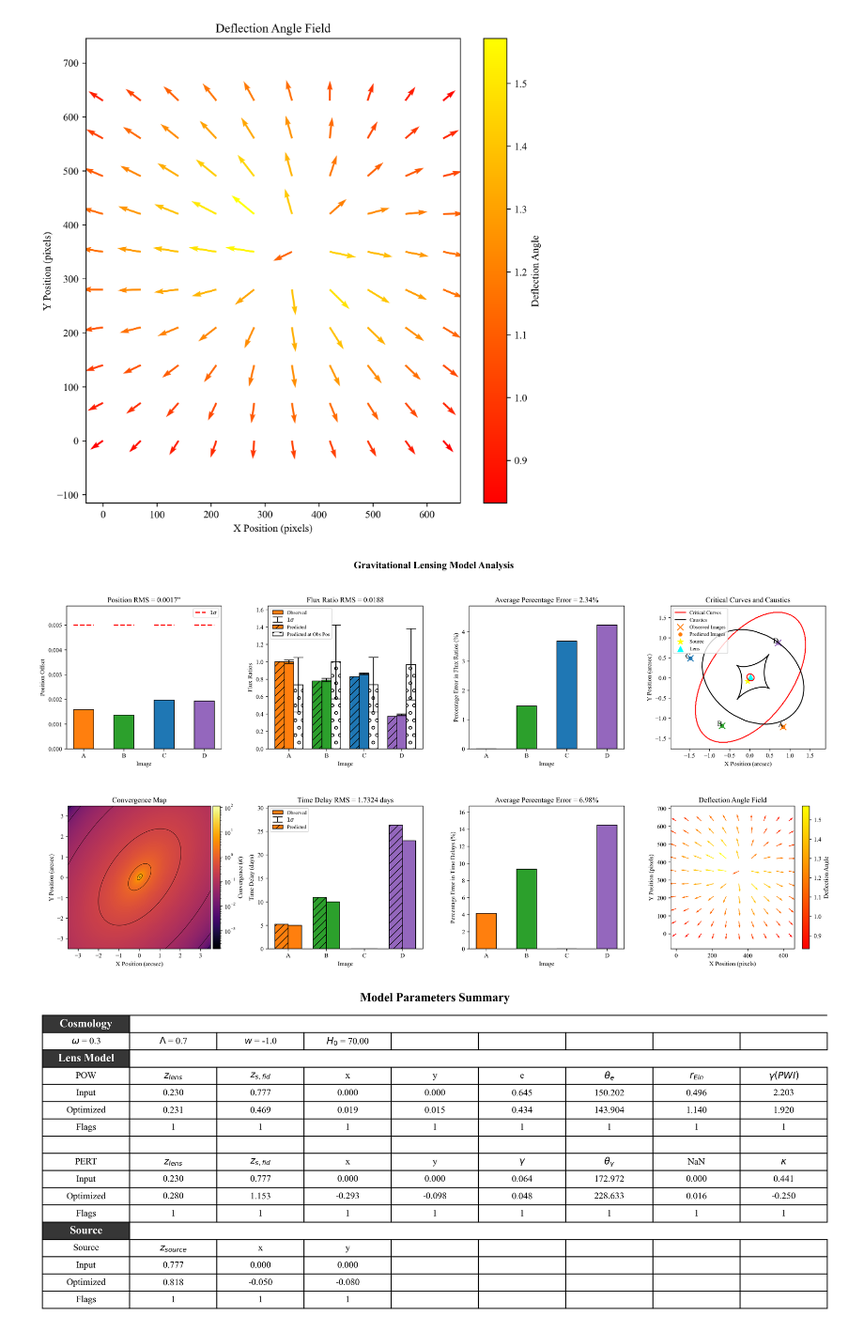
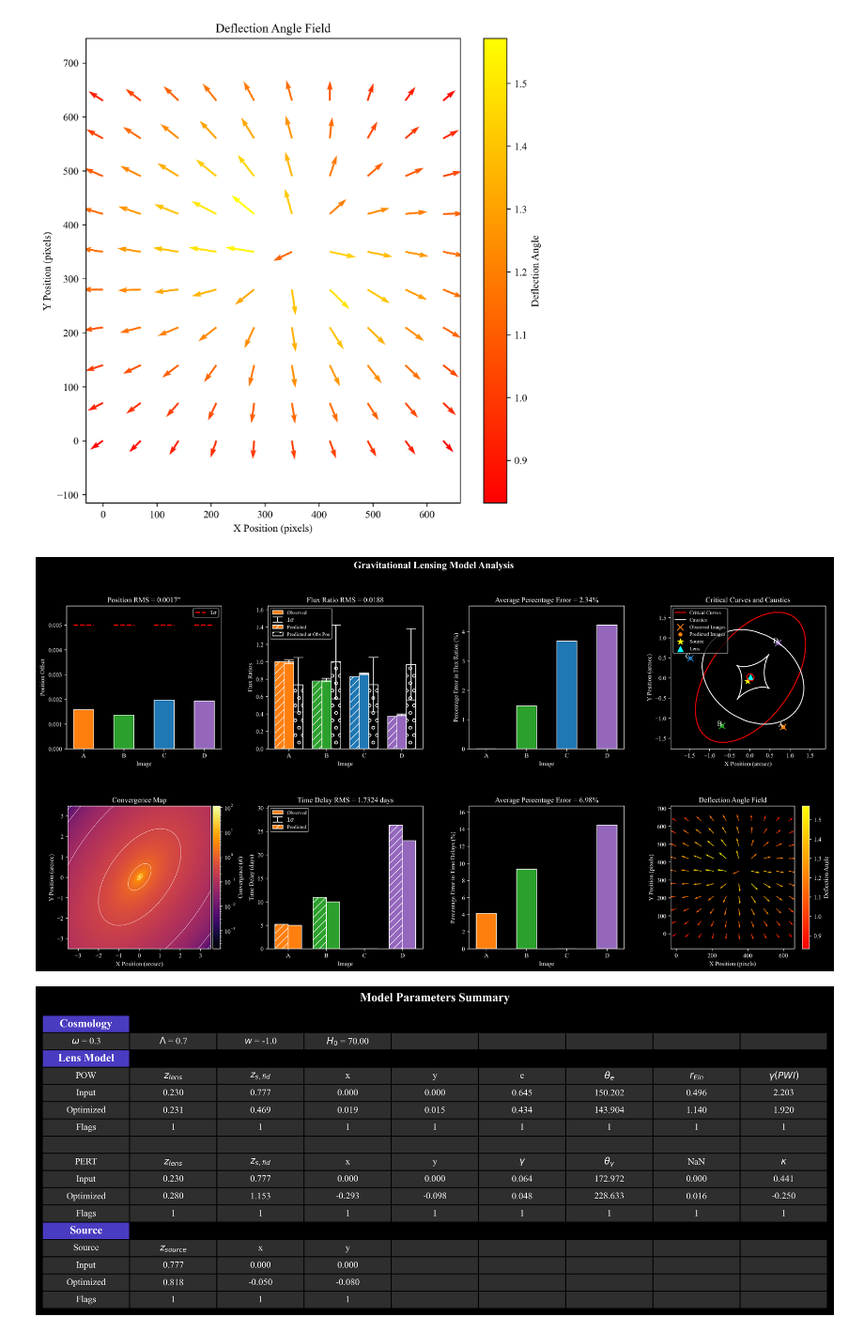
Before and after one commit to romms921/PyAutoGlaf, a Jupyter notebook: plotting.ipynb, the cells around one changed output. Shown at 94% size. Cells and saved outputs as stored; diff of their text form; code cells hidden in the pictures.

Commit message:
added dark mode to table plot

```diff
--- a/plotting.ipynb
+++ b/plotting.ipynb
@@ -1676,8 +1676,8 @@ def plot_parameter_table(sections, precision=3, bkg='white', save_prefix=None, d
     for header_idx in header_indices:
         for j in range(max_cols):
             cell = the_table[(header_idx, j)]
-            cell.set_facecolor("#363636")
-            cell.set_text_props(weight='bold', color='white', ha='center', fontsize=12)
+            cell.set_facecolor("#363636" if bkg == 'white' else "#4a3cc1")
+            cell.set_text_props(weight='bold', color='white' if bkg == 'black' else 'black', ha='center', fontsize=12)
             cell.visible_edges = "horizontal"
         the_table[(header_idx, 0)].visible_edges = "closed"
 
@@ -1686,7 +1686,8 @@ def plot_parameter_table(sections, precision=3, bkg='white', save_prefix=None, d
         for j in range(max_cols):
             cell = the_table[(data_idx, j)]
             text = cell.get_text().get_text()
-            cell.set_text_props(color='black', fontsize=10)
+            cell.set_facecolor('white' if bkg == 'white' else '#2e2e2e')
+            cell.set_text_props(color='black' if bkg == 'white' else 'white', fontsize=10)
             try:
                 float(text)
                 cell._text.set_ha('center')
@@ -1695,6 +1696,7 @@ def plot_parameter_table(sections, precision=3, bkg='white', save_prefix=None, d
 
     plt.title("Model Parameters Summary", pad=20, fontsize=13, weight='bold')
     plt.tight_layout()
+    plt.savefig(f'Plots/{save_prefix}_model_parameters_table.png', dpi=dpi, bbox_inches='tight') if save_prefix else None
     plt.show()
 
 def _setup_plot_style(bkg):
@@ -2113,22 +2115,22 @@ def combined_plotting(obs_point, pred_point, bkg='white', posrms=False, fluxrms=
         plot_parameter_table(sections_to_plot, bkg=bkg, save_prefix=save_prefix, dpi=dpi)
 # %%
 if plot_mode == 0:
-    combined_plotting(obs_point, pred_point, bkg=bckg, posrms=posrms_flag, fluxrms=fluxrms_flag, fluxpercent=fluxper_flag, critcurves=crit_flag, kappamap=kappa_flag, timedelays=tdrms_flag, timedelaypercent=tdper_flag, deflectionfield=deflect_flag, table=table_flag,
+    combined_plotting(obs_point, pred_point, bkg='black', posrms=posrms_flag, fluxrms=fluxrms_flag, fluxpercent=fluxper_flag, critcurves=crit_flag, kappamap=kappa_flag, timedelays=tdrms_flag, timedelaypercent=tdper_flag, deflectionfield=deflect_flag, table=table_flag,
              pos_rms_value=pos_rms, flux_rms_value=flux_rms_value, avg_percentage_error=avg_percentage_error, usemag=usemag, mag_ratio=mag_ratio, flux_obs_pos=flux_obs_pos,
              xi_interp_inner=xi_interp_inner, yi_interp_inner=yi_interp_inner, xi_interp_outer=xi_interp_outer, yi_interp_outer=yi_interp_outer,
              xs_interp_inner=xs_interp_inner, ys_interp_inner=ys_interp_inner, xs_interp_outer=xs_interp_outer, ys_interp_outer=ys_interp_outer,
              source_params=source_params, lens_params=lens_params, kappa=kappa, x_low=x_low, x_up=x_up, y_low=y_low, y_up=y_up,
              constraints=constraints, td_rms=td_rms, avg_percentage_error_td=avg_percentage_error_td,
              sections_to_plot=sections_to_plot,
              Xs=Xs, Ys=Ys, Us=Us, Vs=Vs, alphas=alphas, save_prefix=plot_save, dpi=dpi)
 elif plot_mode == 1:
     plotting(obs_point, pred_point, bkg=bckg, posrms=posrms_flag, fluxrms=fluxrms_flag, fluxpercent=fluxper_flag, critcurves=crit_flag, kappamap=kappa_flag, timedelays=tdrms_flag, timedelaypercent=tdper_flag, deflectionfield=deflect_flag, table=table_flag,
              pos_rms_value=pos_rms, flux_rms_value=flux_rms_value, avg_percentage_error=avg_percentage_error, usemag=usemag, mag_ratio=mag_ratio, flux_obs_pos=flux_obs_pos,
              xi_interp_inner=xi_interp_inner, yi_interp_inner=yi_interp_inner, xi_interp_outer=xi_interp_outer, yi_interp_outer=yi_interp_outer,
              xs_interp_inner=xs_interp_inner, ys_interp_inner=ys_interp_inner, xs_interp_outer=xs_interp_outer, ys_interp_outer=ys_interp_outer,
              source_params=source_params, lens_params=lens_params, kappa=kappa, x_low=x_low, x_up=x_up, y_low=y_low, y_up=y_up,
              constraints=constraints, td_rms=td_rms, avg_percentage_error_td=avg_percentage_error_td, sections_to_plot=sections_to_plot,
              Xs=Xs, Ys=Ys, Us=Us, Vs=Vs, alphas=alphas, save_prefix=plot_save, dpi=dpi)
 # %% [output]
-[figure, old version]
+[figure, new version]
-[figure, old version]
+[figure, new version]
```
Also changed, not shown: 3 other files.
